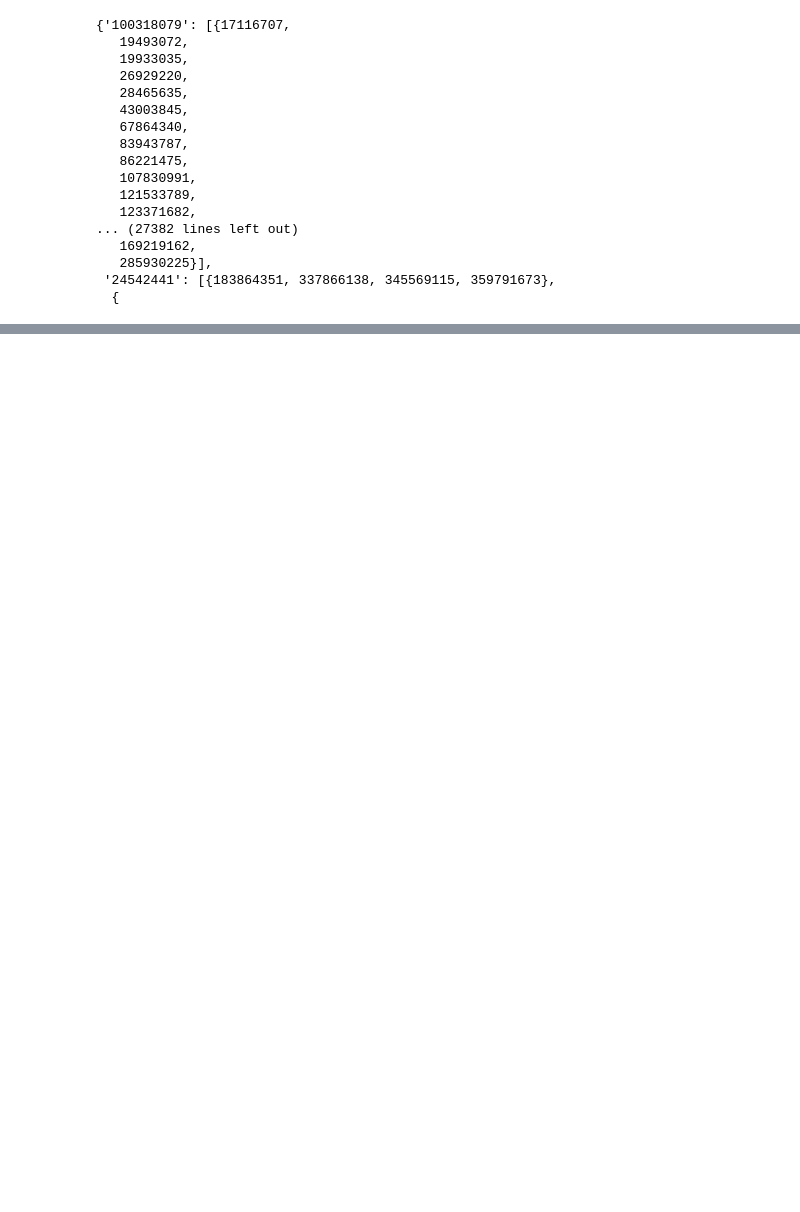
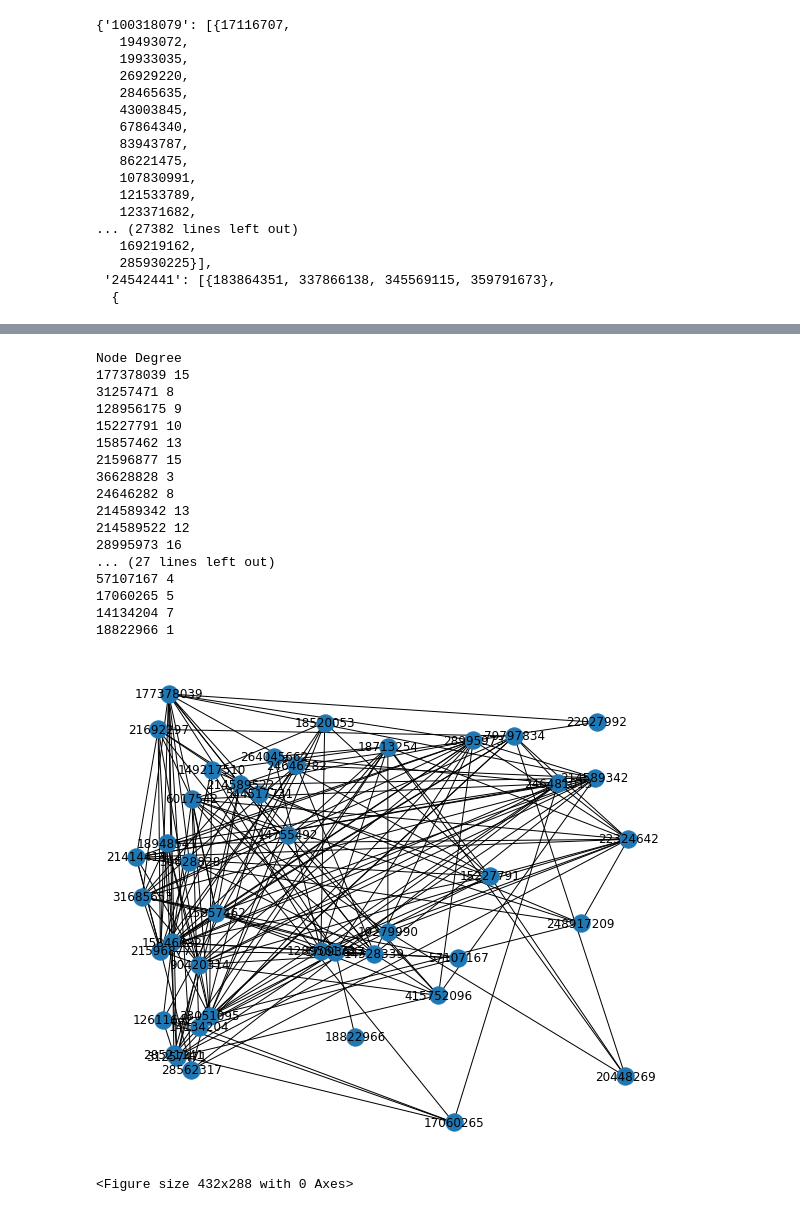
Before and after one commit to psnehas/Twitter_Graph_Mining, a Jupyter notebook: egotwitter.ipynb, the cells around one changed output, grey strips where cells are left out. Saved outputs shown, nothing was run; the diff lists cells and outputs as text; code cells hidden in the pictures; blank space fills up the shorter version.

```diff
--- a/egotwitter.ipynb
+++ b/egotwitter.ipynb
@@ -102,10 +72,10 @@ users_circles
 def read_nodeadjlist(filename):
     G = nx.Graph()
     for line in open(filename):
-        lst = line.split('\t')
+        lst = line.split(' ')
         el, es = lst[0], lst[1:]
         circle = set()
         for e in es:
-            if e == e1: continue
-            G.add_edge(int(e1),int(e))
+            if e == el: continue
+            G.add_edge(int(el),int(e))
     return G
@@ -171,0 +194,42 @@ TypeError: Failed to convert edge data (['204140367', '204317520', '28465635', '
+# %%
+import networkx as nx
+%matplotlib inline
+import matplotlib.pyplot as plt
+
+G = read_nodeadjlist("twitter/237845487.edges")
+
+plt.figure(figsize = (10,9))
+plt.axis('off')
+
+
+print("Node Degree")
+for v in G:
+    print('%s %s' % (v, G.degree(v)))
+
+#nx.draw_circular(G, with_labels=True)
+nx.draw_random(G, with_labels=True)
+#nx.draw_random(G)
+#nx.draw_networkx(G, with_labels=True)
+#nx.draw_spectral(G, with_labels=True)
+plt.show()
+plt.savefig("map_0.png", format = "png", dpi = 300)
+# %% [output]
+Node Degree
+177378039 15
+31257471 8
+128956175 9
+15227791 10
+15857462 13
+21596877 15
+36628828 3
+24646282 8
+214589342 13
+214589522 12
+28995973 16
+... (27 lines left out)
+57107167 4
+17060265 5
+14134204 7
+18822966 1
+[figure, added]
+<Figure size 432x288 with 0 Axes>
```
Also changed, not shown: parts of 29 cells of this notebook, 1 other file.
